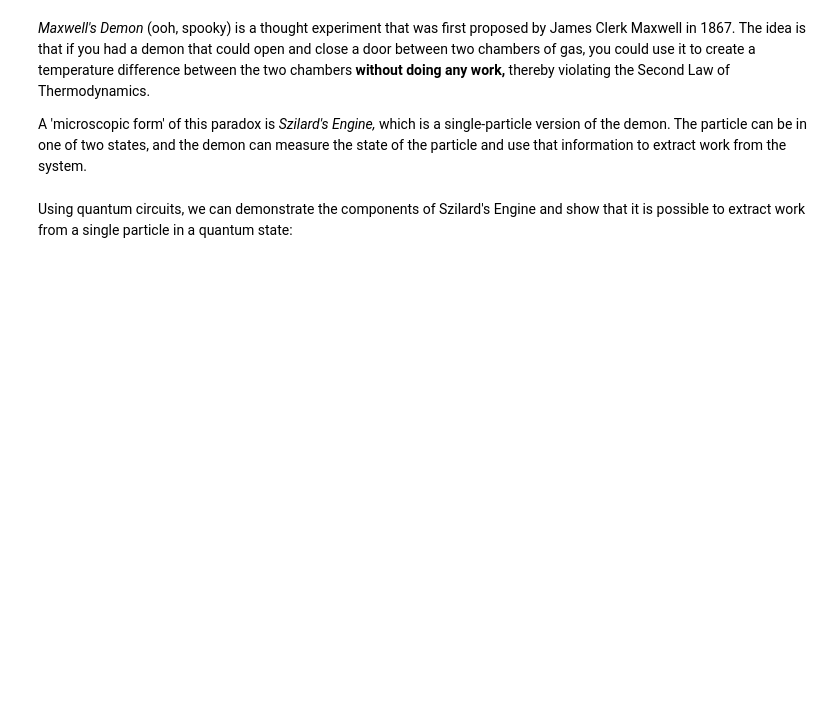
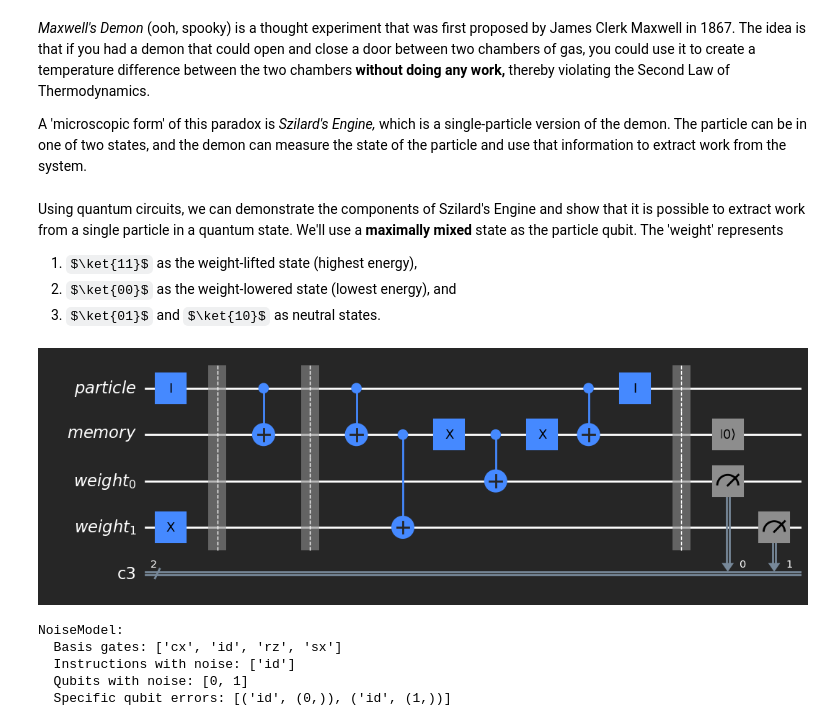
Before and after one commit to Siddhantshimpi/Siddhantshimpi, a Jupyter notebook: Physics/Qiskit/maxwell_demon.ipynb, the cells around one changed output. Drawn from its saved outputs; the diff is of its cells as text; code cells hidden in the pictures; some formulas as TeX source; blank space fills up the shorter version.

```diff
--- a/Physics/Qiskit/maxwell_demon.ipynb
+++ b/Physics/Qiskit/maxwell_demon.ipynb
@@ -11,4 +12,51 @@ AttributeError: partially initialized module 'qiskit' has no attribute '_acceler
 
 A 'microscopic form' of this paradox is *Szilard's Engine,* which is a single-particle version of the demon. The particle can be in one of two states, and the demon can measure the state of the particle and use that information to extract work from the system.
 # %% [markdown]
-Using quantum circuits, we can demonstrate the components of Szilard's Engine and show that it is possible to extract work from a single particle in a quantum state:
+Using quantum circuits, we can demonstrate the components of Szilard's Engine and show that it is possible to extract work from a single particle in a quantum state. We'll use a **maximally mixed** state as the particle qubit. The 'weight' represents
+1. $\ket{11}$ as the weight-lifted state (highest energy),
+2. $\ket{00}$ as the weight-lowered state (lowest energy), and
+3. $\ket{01}$ and $\ket{10}$ as neutral states.
+# %%
+particle = QuantumRegister(1, 'particle')
+memory = QuantumRegister(1, 'memory')
+weight = QuantumRegister(2, 'weight')
+cr = ClassicalRegister(2)
+
+engine = QuantumCircuit(particle, memory, weight, cr)
+engine.id(0)
+engine.x(3)
+
+engine.barrier()
+engine.cx(0, 1)
+
+engine.barrier()
+engine.cx(0, 1)
+engine.cx(1, 3)
+engine.x(1)
+engine.cx(1, 2)
+engine.x(1)
+engine.cx(0, 1)
+engine.id(0)
+
+engine.barrier()
+engine.reset(1)
+engine.measure(2, 0)
+engine.measure(3, 1)
+
+engine.draw('mpl', style = 'iqx-dark')
+# %% [output]
+[figure, added]
+# %%
+noisemodel = NoiseModel()
+error = depolarizing_error(1, 1)
+
+noisemodel.add_quantum_error(error, ['id'], [0])
+noisemodel.add_quantum_error(error, ['id'], [1])
+
+print(noisemodel)
+# %% [output]
+NoiseModel:
+  Basis gates: ['cx', 'id', 'rz', 'sx']
+  Instructions with noise: ['id']
+  Qubits with noise: [0, 1]
+  Specific qubit errors: [('id', (0,)), ('id', (1,))]
```
Also changed, not shown: parts of 11 cells of this notebook, 7 other files.
